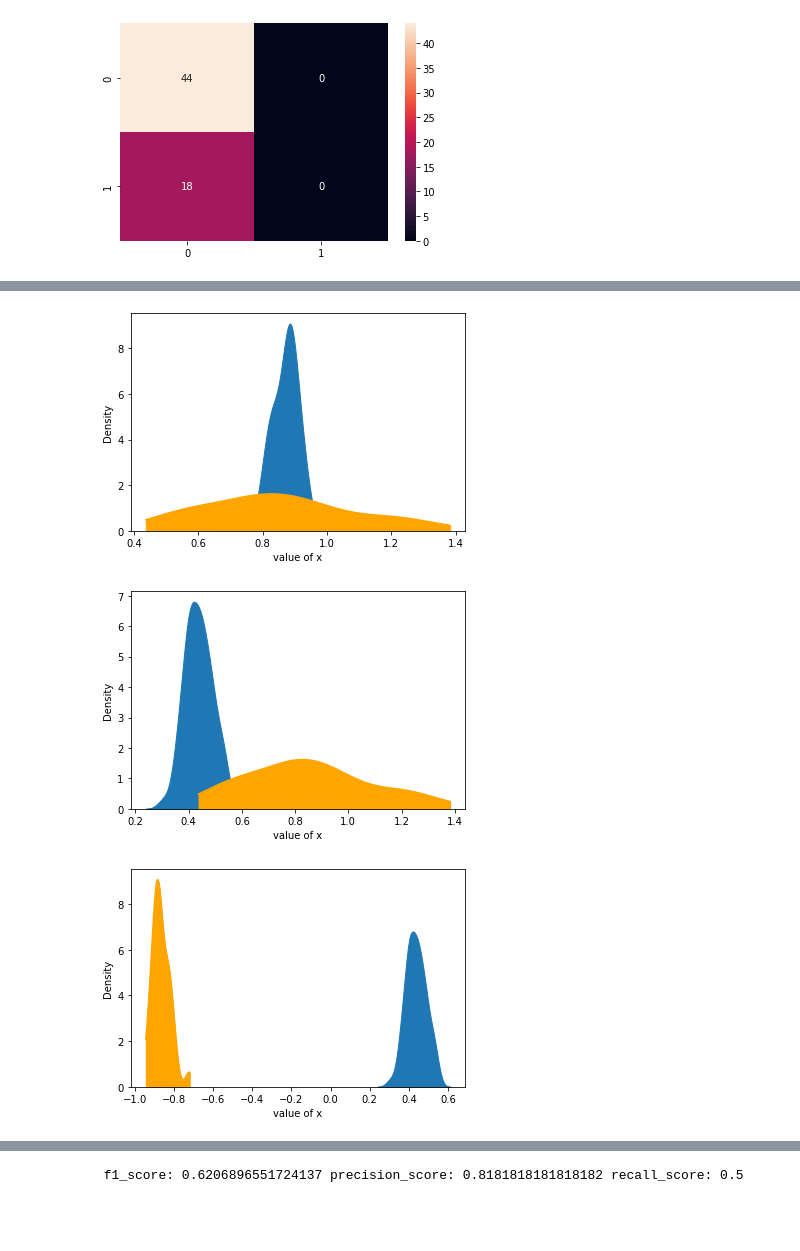
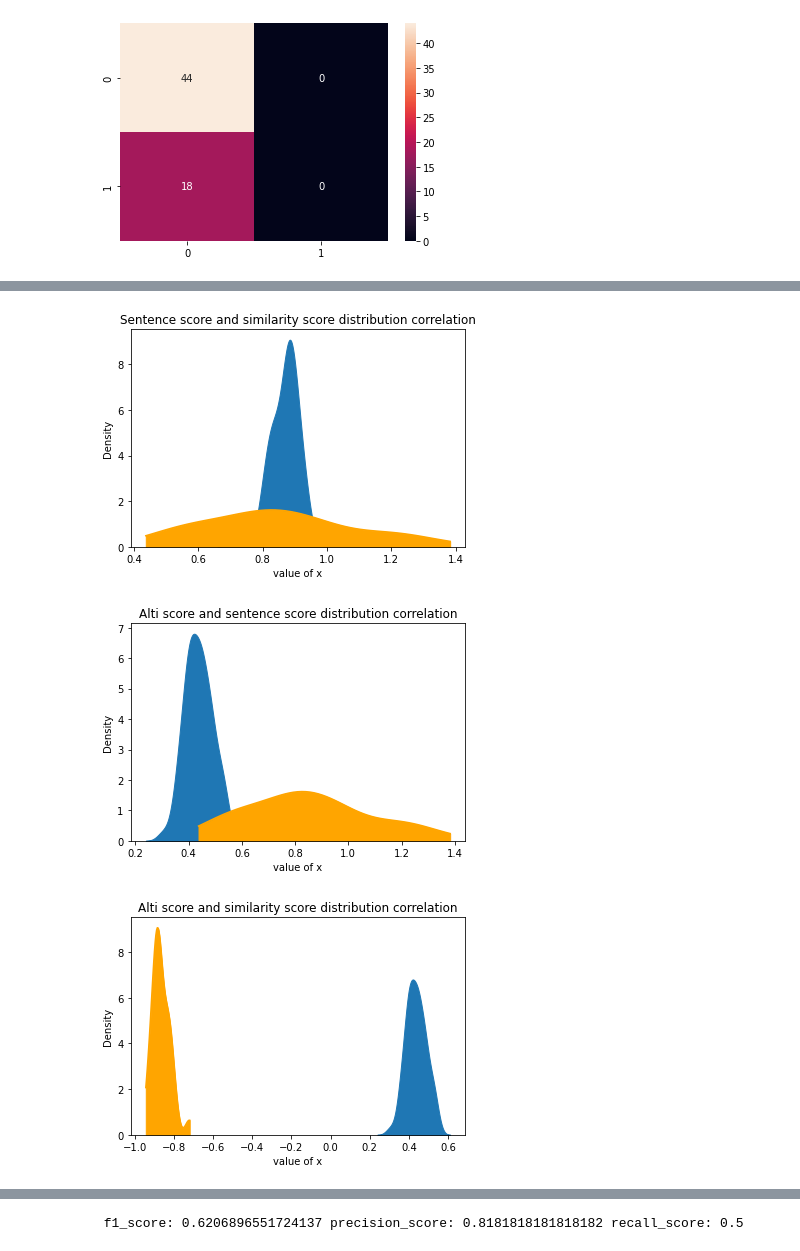
Before and after one commit to andreniyongabo/hallucination_detection_and_mitigation, a Jupyter notebook: detection_and_mitigation_evaluation.ipynb, the cells around one changed output, grey strips where cells are left out. Cells and saved outputs as stored; diff of their text form; code cells hidden in the pictures; blank space fills up the shorter version.

```diff
--- a/detection_and_mitigation_evaluation.ipynb
+++ b/detection_and_mitigation_evaluation.ipynb
@@ -437,25 +437,33 @@ sent_laser_avg: 0.01803573497522292
 # sentence score distribution
 sns.displot(df_new, x="sent_score", kind="kde", hue="annotation")
 plt.axvline(-1.09, 0,1.25, color='red')
+# plt.title("Sentence score distribution")
+plt.savefig("Figures/Sent_score_distribution.png", format='png',dpi=150)
 plt.show()
 
 # similarity score distribution
-sns.displot(df_new, x="laser_score", kind="kde", hue="annotation")
+sns.displot(df_new, x="sim_score", kind="kde", hue="annotation")
 plt.axvline(0.778, 0,8, color='red')
+# plt.title("Similarity score distribution")
+plt.savefig("Figures/Sim_score_distribution.png", format='png',dpi=150)
 plt.show()
 
 # alti score distribution
 sns.displot(df_new, x="alti_score", kind="kde", hue="annotation")
+# plt.title("Alti score distribution")
+plt.savefig("Figures/Alti_score_distribution.png", format='png',dpi=150)
 plt.show()
 
 # sentence score and similarity score distribution
-sns.kdeplot(data=df_new, x="laser_score",  fill=True, alpha=1)
+sns.kdeplot(data=df_new, x="sim_score",  fill=True, alpha=1)
 kde = gaussian_kde(df_new.sent_score)
 x_range = linspace(min(df_new.sent_score), max(df_new.sent_score), len(df_new.sent_score))
 sns.lineplot(x=x_range*-1, y=kde(x_range) * 1, color='orange') # multiply by -1 to reverse axis (mirror plot)
 plt.fill_between(x_range*-1, kde(x_range) * 1, color='orange')
 plt.xlabel("value of x")
 plt.axhline(y=0, linestyle='-',linewidth=1, color='black')
+plt.title("Sentence score and similarity score distribution correlation")
+plt.savefig("Figures/Sent_sim_distribution_correlation.png", format='png',dpi=150)
 plt.show()
 
 # sentence score and alti score distribution
@@ -466,21 +474,25 @@ sns.lineplot(x=x_range*-1, y=kde(x_range) * 1, color='orange') # multiply by -1
 plt.fill_between(x_range*-1, kde(x_range) * 1, color='orange')
 plt.xlabel("value of x")
 plt.axhline(y=0, linestyle='-',linewidth=1, color='black')
+plt.title("Alti score and sentence score distribution correlation")
+plt.savefig("Figures/Alti_sent_distribution_correlation.png", format='png',dpi=150)
 plt.show()
 
 # similarity score and alti score distribution
 sns.kdeplot(data=df_new, x="alti_score",  fill=True, alpha=1)
-kde = gaussian_kde(df_new.laser_score)
-x_range = linspace(min(df_new.laser_score), max(df_new.laser_score), len(df_new.laser_score))
+kde = gaussian_kde(df_new.sim_score)
+x_range = linspace(min(df_new.sim_score), max(df_new.sim_score), len(df_new.sim_score))
 sns.lineplot(x=x_range*-1, y=kde(x_range) * 1, color='orange') # multiply by -1 to reverse axis (mirror plot)
 plt.fill_between(x_range*-1, kde(x_range) * 1, color='orange')
 plt.xlabel("value of x")
 plt.axhline(y=0, linestyle='-',linewidth=1, color='black')
+plt.title("Alti score and similarity score distribution correlation")
+plt.savefig("Figures/Alti_sim_distribution_correlation.png", format='png',dpi=150)
 plt.show()
 
 kdeplot_1 = sns.jointplot(
     data=df_new,
-    x="laser_score", y="sent_score",
+    x="sim_score", y="sent_score",
     kind="kde",
     hue="annotation"
 )
@@ -489,6 +501,8 @@ for ax in (kdeplot_1.ax_joint, kdeplot_1.ax_marg_x):
     ax.axvline(0.778, color='crimson', ls='--', lw=2)
 for ax in (kdeplot_1.ax_joint, kdeplot_1.ax_marg_y):
     ax.axhline(-1.09, color='crimson', ls='--', lw=2)
+# plt.title("Sentence score and similarity score distribution contour")
+plt.savefig("Figures/Sent_sim_distribution_contour.png", format='png',dpi=150)
 plt.show()
 
 kdeplot_2 = sns.jointplot(
@@ -502,11 +516,13 @@ for ax in (kdeplot_2.ax_joint, kdeplot_2.ax_marg_x):
     ax.axvline(0.3, color='crimson', ls='--', lw=2)
 for ax in (kdeplot_2.ax_joint, kdeplot_2.ax_marg_y):
     ax.axhline(-1.09, color='crimson', ls='--', lw=2)
+# plt.title("Alti score and sentence score distribution contour")
+plt.savefig("Figures/Alti_sent_distribution_contour.png", format='png',dpi=150)
 plt.show()
 
 kdeplot_3 = sns.jointplot(
     data=df_new,
-    x="alti_score", y="laser_score",
+    x="alti_score", y="sim_score",
     kind="kde",
     hue="annotation"
 )
@@ -515,6 +531,8 @@ for ax in (kdeplot_3.ax_joint, kdeplot_3.ax_marg_x):
     ax.axvline(0.3, color='crimson', ls='--', lw=2)
 for ax in (kdeplot_3.ax_joint, kdeplot_3.ax_marg_y):
     ax.axhline(0.778, color='crimson', ls='--', lw=2)
+# plt.title("Alti score and similarity score distribution contour")
+plt.savefig("Figures/Alti_sim_distribution_contour.png", format='png',dpi=150)
 plt.show()
 # %% [output]
 [figure]
@@ -522,4 +540,4 @@ plt.show()
 [figure]
-[figure, old version]
+[figure, new version]
-[figure, old version]
+[figure, new version]
-[figure, old version]
+[figure, new version]
```
Also changed, not shown: parts of 23 cells of this notebook, 17 other files.
